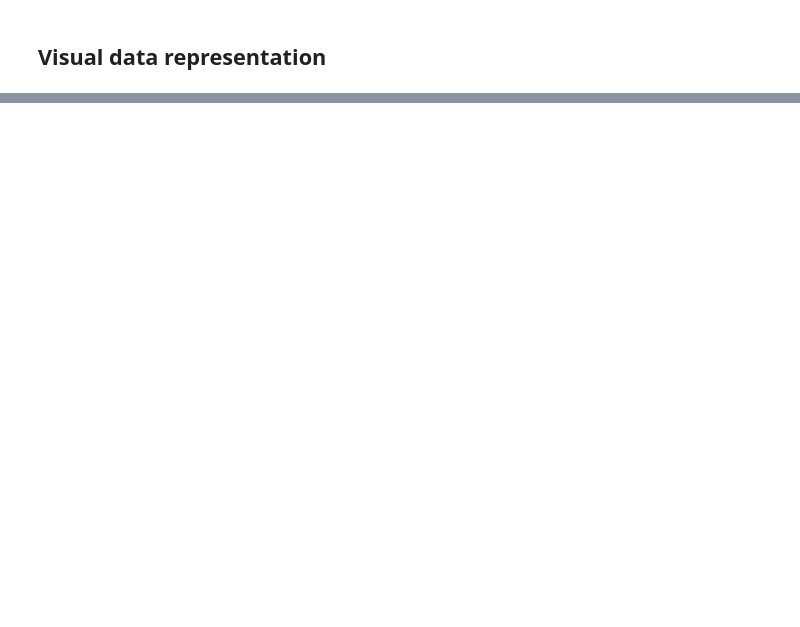
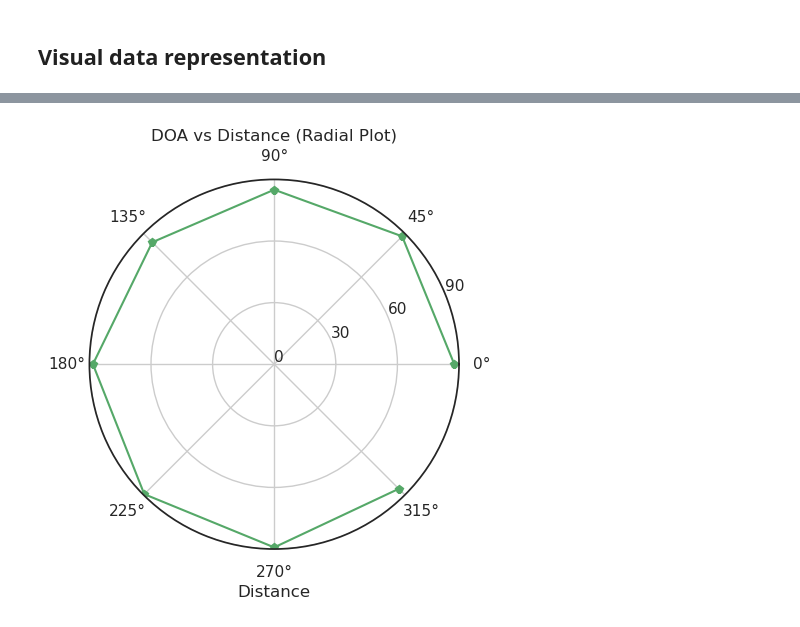
Before and after one commit to SemuBot/nizamov-thesis-2024-semubot-audiosystem, a Jupyter notebook: snr.ipynb, the cells around one changed output, grey strips where cells are left out. Drawn from its saved outputs; the diff is of its cells as text; code cells hidden in the pictures; blank space fills up the shorter version.

```diff
--- a/snr.ipynb
+++ b/snr.ipynb
@@ -100,0 +144,13 @@ distance_points = [0.5,1.0,1.5,2.0,2.5,3.0,3.5,4]
+# %%
+theta = np.radians(np.linspace(0, 360, len(distance_points), endpoint=False))
+
+plt.polar(theta, avg_doa, marker='p', linestyle='-', color='g')
+
+plt.xlabel('Distance')
+plt.title('DOA vs Distance (Radial Plot)')
+plt.ylim(0, 90)
+plt.yticks(np.arange(0, 91, 30))
+
+plt.show()
+# %% [output]
+[figure, added]
```
Also changed, not shown: parts of 20 cells of this notebook, 33 other files.
